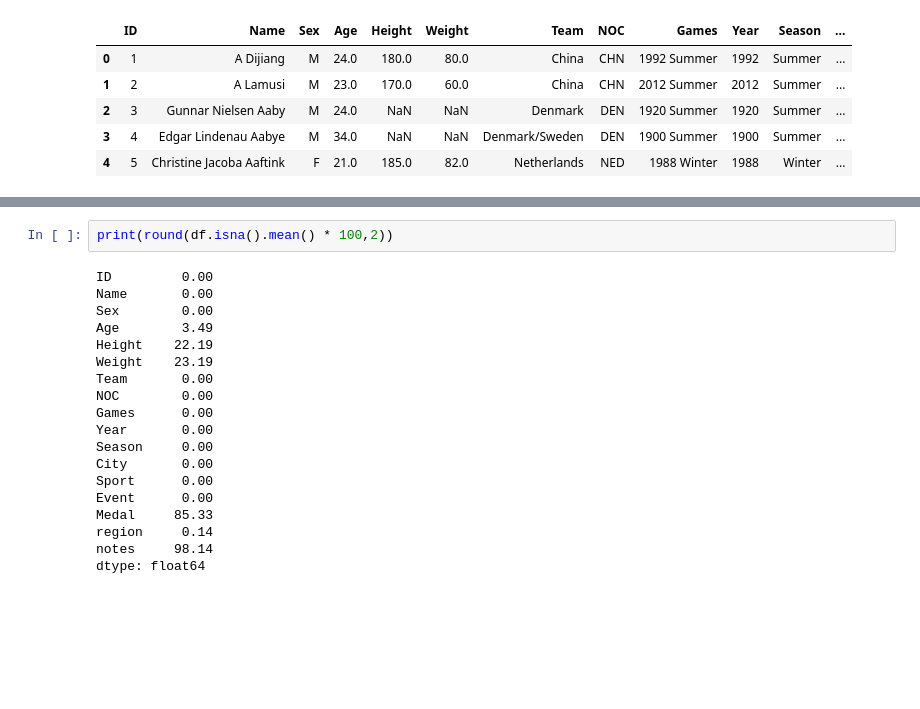
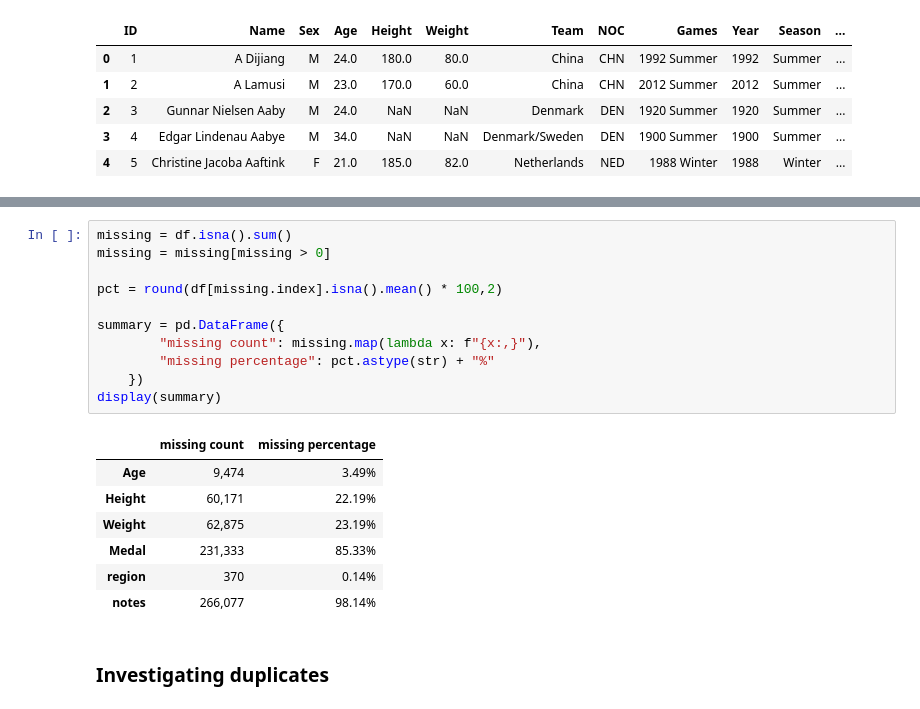
Before and after one commit to omarabushanab/Olympics-history-analysis, a Jupyter notebook: notebooks/01_data_understanding.ipynb, the cells around one changed output, grey strips where cells are left out. Saved outputs shown, nothing was run; the diff lists cells and outputs as text; blank space fills up the shorter version.

```diff
--- a/notebooks/01_data_understanding.ipynb
+++ b/notebooks/01_data_understanding.ipynb
@@ -44,22 +41,22 @@ dtype: int64
-# %%
-print(round(df.isna().mean() * 100,2))
-# %% [output]
-ID         0.00
-Name       0.00
-Sex        0.00
-Age        3.49
-Height    22.19
-Weight    23.19
-Team       0.00
-NOC        0.00
-Games      0.00
-Year       0.00
-Season     0.00
-City       0.00
-Sport      0.00
-Event      0.00
-Medal     85.33
-region     0.14
-notes     98.14
-dtype: float64
+# %%
+missing = df.isna().sum()
+missing = missing[missing > 0]
+
+pct = round(df[missing.index].isna().mean() * 100,2)
+
+summary = pd.DataFrame({
+        "missing count": missing.map(lambda x: f"{x:,}"),
+        "missing percentage": pct.astype(str) + "%"
+    })
+display(summary)
+# %% [output]
+|  | missing count | missing percentage |
+| Age | 9,474 | 3.49% |
+| Height | 60,171 | 22.19% |
+| Weight | 62,875 | 23.19% |
+| Medal | 231,333 | 85.33% |
+| region | 370 | 0.14% |
+| notes | 266,077 | 98.14% |
+# %% [markdown]
+### Investigating duplicates
 # %%
```
Also changed, not shown: parts of 40 cells of this notebook, 1 other file.
